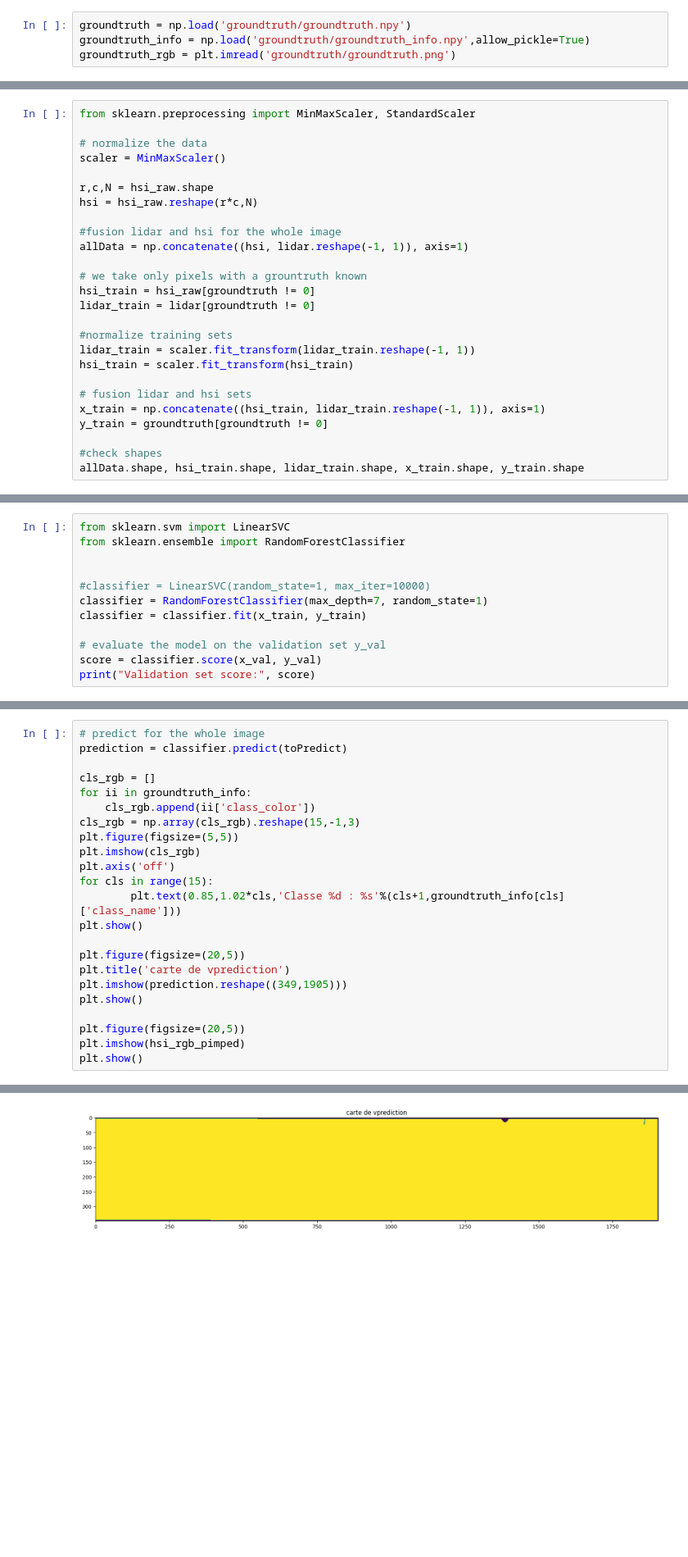
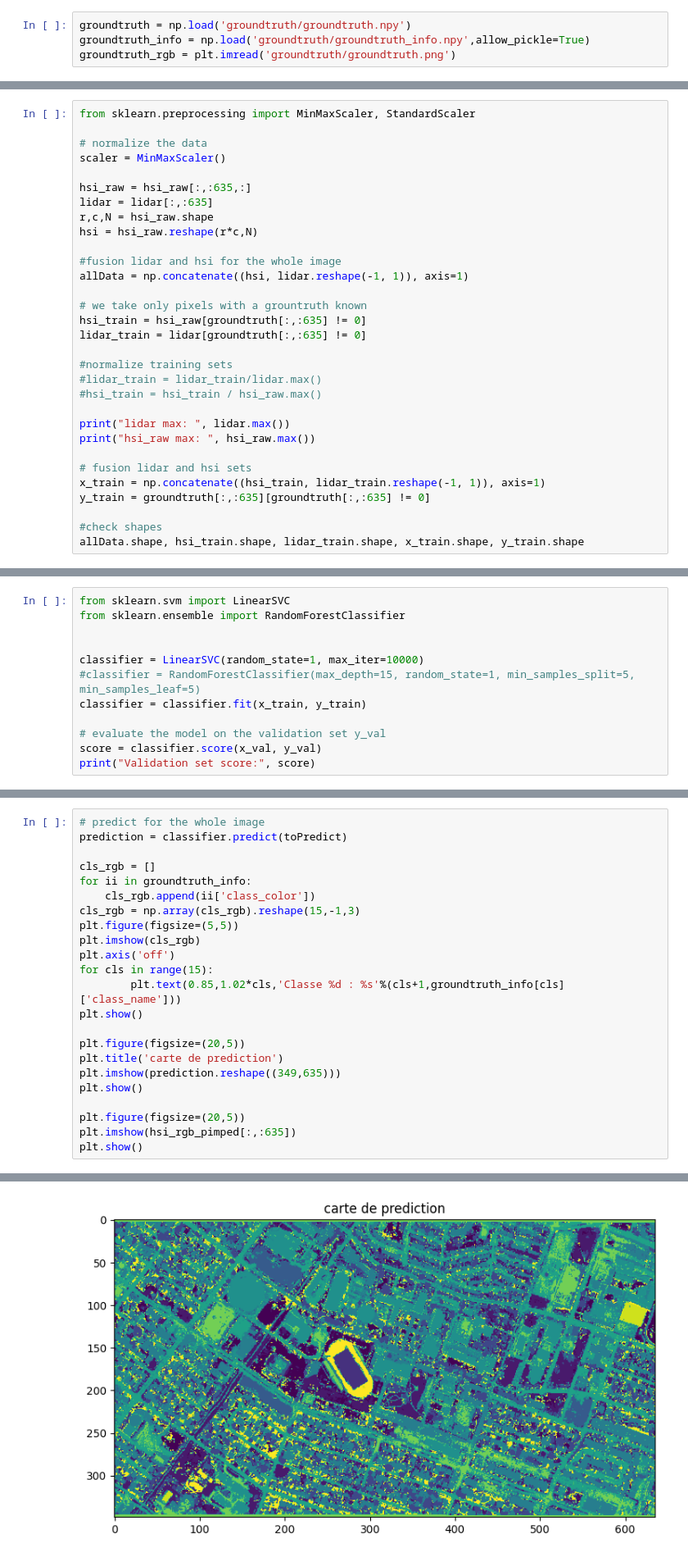
Before and after one commit to Rickil/dataFusion_contest, a Jupyter notebook: main.ipynb, the cells around one changed output, grey strips where cells are left out. Shown at 82% size. Saved outputs shown, nothing was run; the diff lists cells and outputs as text; blank space fills up the shorter version.

Commit message:
works on left side of the image (clean side)

```diff
--- a/main.ipynb
+++ b/main.ipynb
@@ -55,6 +58,8 @@ from sklearn.preprocessing import MinMaxScaler, StandardScaler
 # normalize the data
 scaler = MinMaxScaler()
 
+hsi_raw = hsi_raw[:,:635,:]
+lidar = lidar[:,:635]
 r,c,N = hsi_raw.shape
 hsi = hsi_raw.reshape(r*c,N)
 
@@ -62,16 +67,19 @@ hsi = hsi_raw.reshape(r*c,N)
 allData = np.concatenate((hsi, lidar.reshape(-1, 1)), axis=1)
 
 # we take only pixels with a grountruth known
-hsi_train = hsi_raw[groundtruth != 0]
-lidar_train = lidar[groundtruth != 0]
+hsi_train = hsi_raw[groundtruth[:,:635] != 0]
+lidar_train = lidar[groundtruth[:,:635] != 0]
 
 #normalize training sets
-lidar_train = scaler.fit_transform(lidar_train.reshape(-1, 1))
-hsi_train = scaler.fit_transform(hsi_train)
+#lidar_train = lidar_train/lidar.max()
+#hsi_train = hsi_train / hsi_raw.max()
+
+print("lidar max: ", lidar.max())
+print("hsi_raw max: ", hsi_raw.max())
 
 # fusion lidar and hsi sets
 x_train = np.concatenate((hsi_train, lidar_train.reshape(-1, 1)), axis=1)
-y_train = groundtruth[groundtruth != 0]
+y_train = groundtruth[:,:635][groundtruth[:,:635] != 0]
 
 #check shapes
 allData.shape, hsi_train.shape, lidar_train.shape, x_train.shape, y_train.shape
@@ -104,8 +114,8 @@ from sklearn.svm import LinearSVC
 from sklearn.ensemble import RandomForestClassifier
 
 
-#classifier = LinearSVC(random_state=1, max_iter=10000)
-classifier = RandomForestClassifier(max_depth=7, random_state=1)
+classifier = LinearSVC(random_state=1, max_iter=10000)
+#classifier = RandomForestClassifier(max_depth=15, random_state=1, min_samples_split=5, min_samples_leaf=5)
 classifier = classifier.fit(x_train, y_train)
 
 # evaluate the model on the validation set y_val
@@ -116,26 +126,26 @@ Validation set score: 0.739514348785872
 # %%
 # predict for the whole image
 prediction = classifier.predict(toPredict)
 
 cls_rgb = []
 for ii in groundtruth_info:
     cls_rgb.append(ii['class_color'])
 cls_rgb = np.array(cls_rgb).reshape(15,-1,3)
 plt.figure(figsize=(5,5))
 plt.imshow(cls_rgb)
 plt.axis('off')
 for cls in range(15):
         plt.text(0.85,1.02*cls,'Classe %d : %s'%(cls+1,groundtruth_info[cls]['class_name']))
 plt.show()
 
 plt.figure(figsize=(20,5))
-plt.title('carte de vprediction')
-plt.imshow(prediction.reshape((349,1905)))
+plt.title('carte de prediction')
+plt.imshow(prediction.reshape((349,635)))
 plt.show()
 
 plt.figure(figsize=(20,5))
-plt.imshow(hsi_rgb_pimped)
+plt.imshow(hsi_rgb_pimped[:,:635])
 plt.show()
 # %% [output]
 [figure]
-[figure, old version]
+[figure, new version]
```
Also changed, not shown: parts of 11 cells of this notebook.
